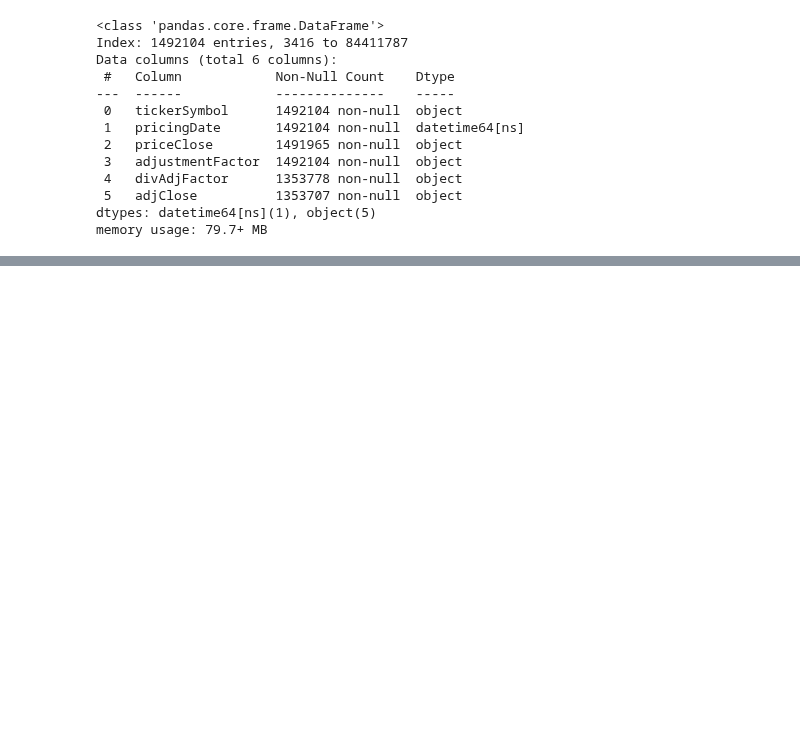
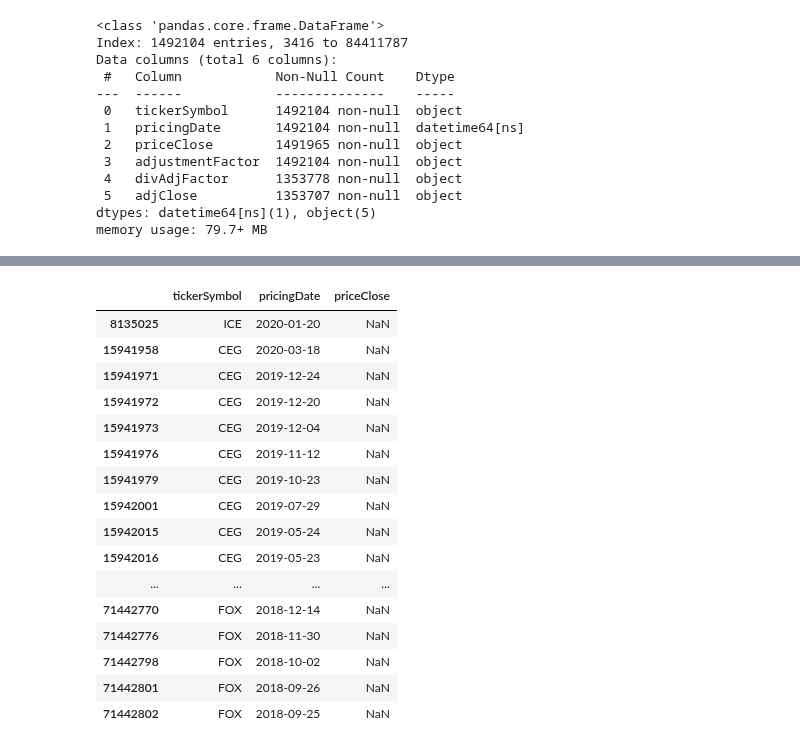
Before and after one commit to FELAB-KHU/S-PQuantTeam01, a Jupyter notebook: opt_ftn_modeling.ipynb, the cells around one changed output, grey strips where cells are left out. Saved outputs shown, nothing was run; the diff lists cells and outputs as text; code cells hidden in the pictures; blank space fills up the shorter version.

```diff
--- a/opt_ftn_modeling.ipynb
+++ b/opt_ftn_modeling.ipynb
@@ -365,0 +353,6 @@ memory usage: 79.7+ MB
+# %%
+# 'priceClose' 컬럼에서 NaN 값을 찾습니다.
+nan_rows = new_mkt[new_mkt['priceClose'].isna()]
+
+# 결과를 출력합니다.
+nan_rows
@@ -365,0 +386,31 @@ memory usage: 79.7+ MB
+# %%
+import yfinance as yf
+
+
+# nan 값을 수정 종가로 채우는 함수
+def fill_nan_with_yfinance(nan_rows):
+    # 수정된 종가를 저장할 리스트를 초기화합니다.
+    adjusted_closes = []
+
+    # nan_rows 데이터프레임의 각 행에 대해 반복합니다.
+    for index, row in nan_rows.iterrows():
+        ticker = row['tickerSymbol']
+        date = row['pricingDate']
+        # yfinance를 통해 해당 티커의 데이터를 가져옵니다.
+        data = yf.download(ticker, start=date, end=pd.to_datetime(date) + pd.Timedelta(days=1))
+
+        # 데이터가 비어 있지 않다면, 수정 종가를 가져와 리스트에 추가합니다.
+        if not data.empty and 'Adj Close' in data.columns:
+            adjusted_close = data['Adj Close'].iloc[0]
+            adjusted_closes.append(adjusted_close)
+        else:
+            # 데이터가 없을 경우 None을 추가합니다.
+            adjusted_closes.append(None)
+
+    # nan_rows의 'priceClose' 컬럼에 수정 종가를 채워줍니다.
+    nan_rows['priceClose'] = adjusted_closes
+    return nan_rows
+
+# 함수를 호출하여 NaN 값을 수정 종가로 채워줍니다.
+filled_nan_rows = fill_nan_with_yfinance(nan_rows)
+filled_nan_rows
@@ -365,0 +464,20 @@ memory usage: 79.7+ MB
+# %%
+filled_nan_rows.loc[filled_nan_rows['priceClose'].isna()]
+# %% [output]
+|  | tickerSymbol | pricingDate | priceClose |
+| 8135025 | ICE | 2020-01-20 | NaN |
+| 15941958 | CEG | 2020-03-18 | NaN |
+| 15941971 | CEG | 2019-12-24 | NaN |
+| 15941972 | CEG | 2019-12-20 | NaN |
+| 15941973 | CEG | 2019-12-04 | NaN |
+| 15941976 | CEG | 2019-11-12 | NaN |
+| 15941979 | CEG | 2019-10-23 | NaN |
+| 15942001 | CEG | 2019-07-29 | NaN |
+| 15942015 | CEG | 2019-05-24 | NaN |
+| 15942016 | CEG | 2019-05-23 | NaN |
+| ... | ... | ... | ... |
+| 71442770 | FOX | 2018-12-14 | NaN |
+| 71442776 | FOX | 2018-11-30 | NaN |
+| 71442798 | FOX | 2018-10-02 | NaN |
+| 71442801 | FOX | 2018-09-26 | NaN |
+| 71442802 | FOX | 2018-09-25 | NaN |
```
Also changed, not shown: parts of 11 cells of this notebook.
